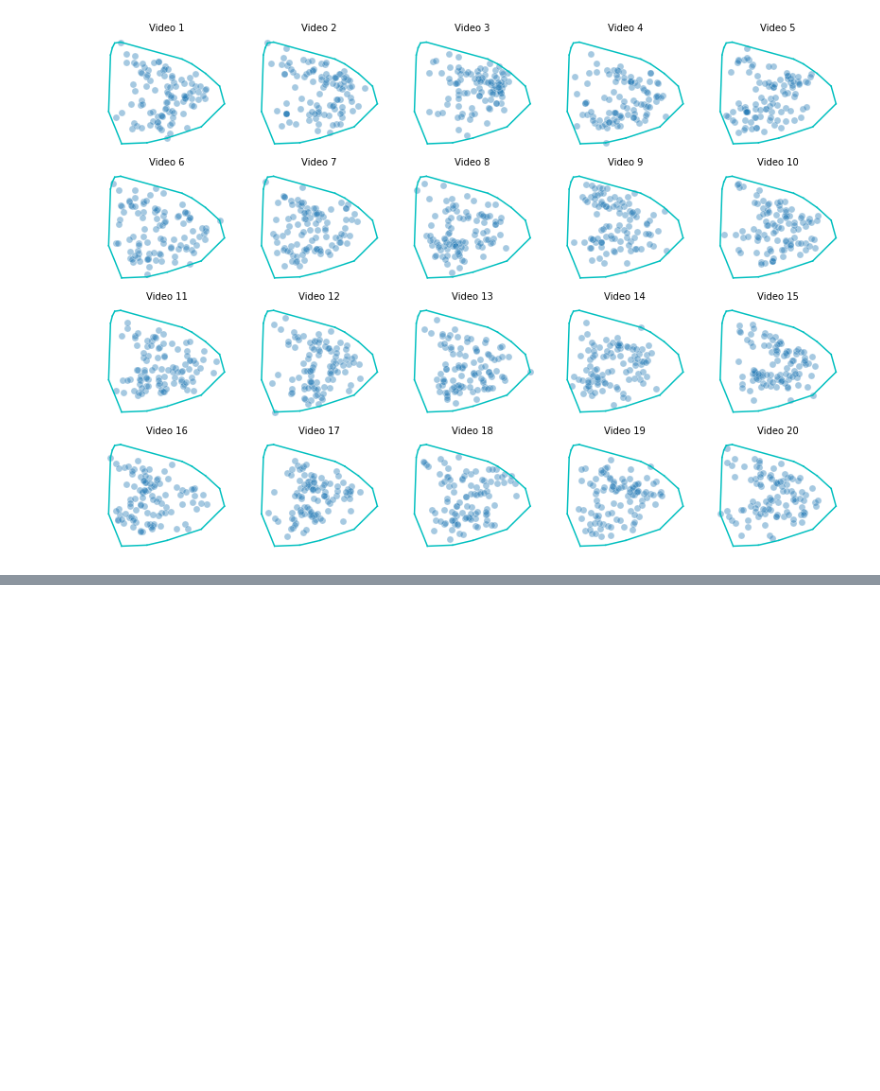
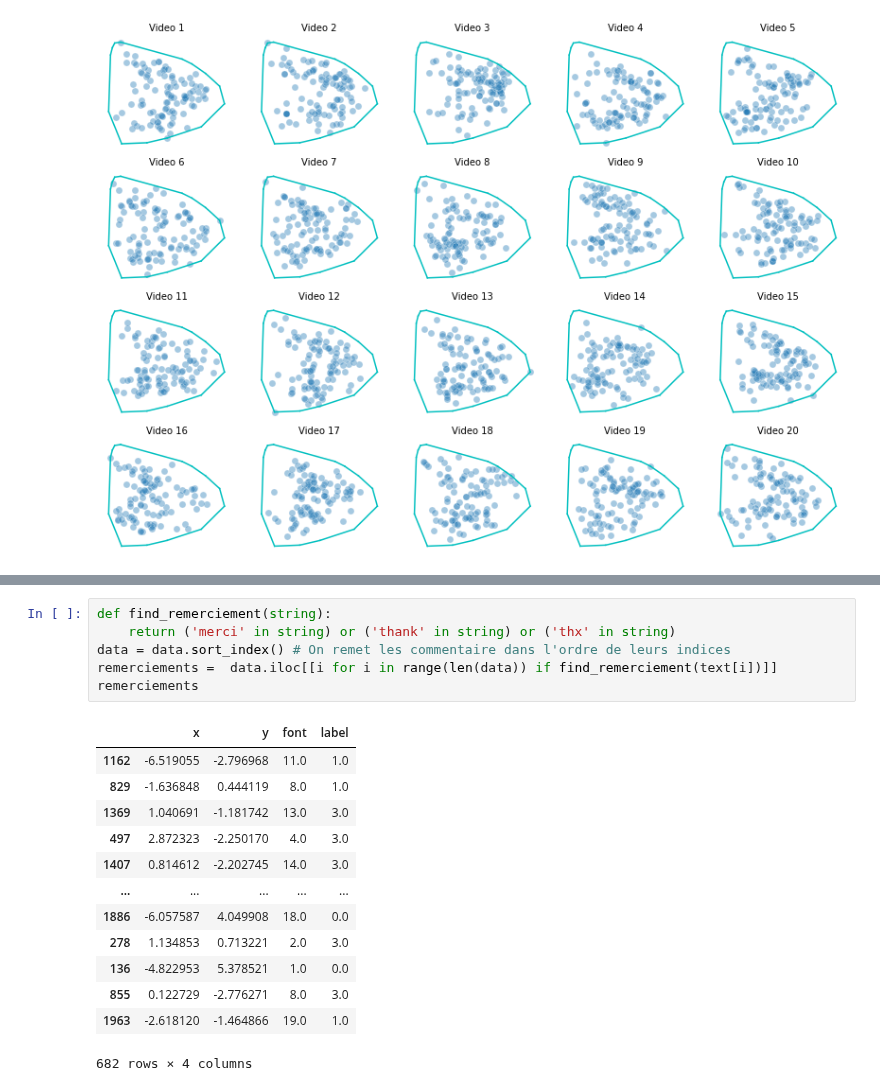
Before and after one commit to AntoineLlg/projet-python-2a, a Jupyter notebook: ACP_nb.ipynb, the cells around one changed output, grey strips where cells are left out. Drawn from its saved outputs; the diff is of its cells as text; blank space fills up the shorter version.

```diff
--- a/ACP_nb.ipynb
+++ b/ACP_nb.ipynb
@@ -139,0 +143,20 @@ moi : regarde toulouse s'enfoncer dans un vortex spatio-temporel
+# %%
+def find_remerciement(string):
+    return ('merci' in string) or ('thank' in string) or ('thx' in string)
+data = data.sort_index() # On remet les commentaire dans l'ordre de leurs indices
+remerciements =  data.iloc[[i for i in range(len(data)) if find_remerciement(text[i])]]
+remerciements
+# %% [output]
+|  | x | y | font | label |
+| 1162 | -6.519055 | -2.796968 | 11.0 | 1.0 |
+| 829 | -1.636848 | 0.444119 | 8.0 | 1.0 |
+| 1369 | 1.040691 | -1.181742 | 13.0 | 3.0 |
+| 497 | 2.872323 | -2.250170 | 4.0 | 3.0 |
+| 1407 | 0.814612 | -2.202745 | 14.0 | 3.0 |
+| ... | ... | ... | ... | ... |
+| 1886 | -6.057587 | 4.049908 | 18.0 | 0.0 |
+| 278 | 1.134853 | 0.713221 | 2.0 | 3.0 |
+| 136 | -4.822953 | 5.378521 | 1.0 | 0.0 |
+| 855 | 0.122729 | -2.776271 | 8.0 | 3.0 |
+| 1963 | -2.618120 | -1.464866 | 19.0 | 1.0 |
+682 rows × 4 columns
```
Also changed, not shown: parts of 4 cells of this notebook, 8 other files.
